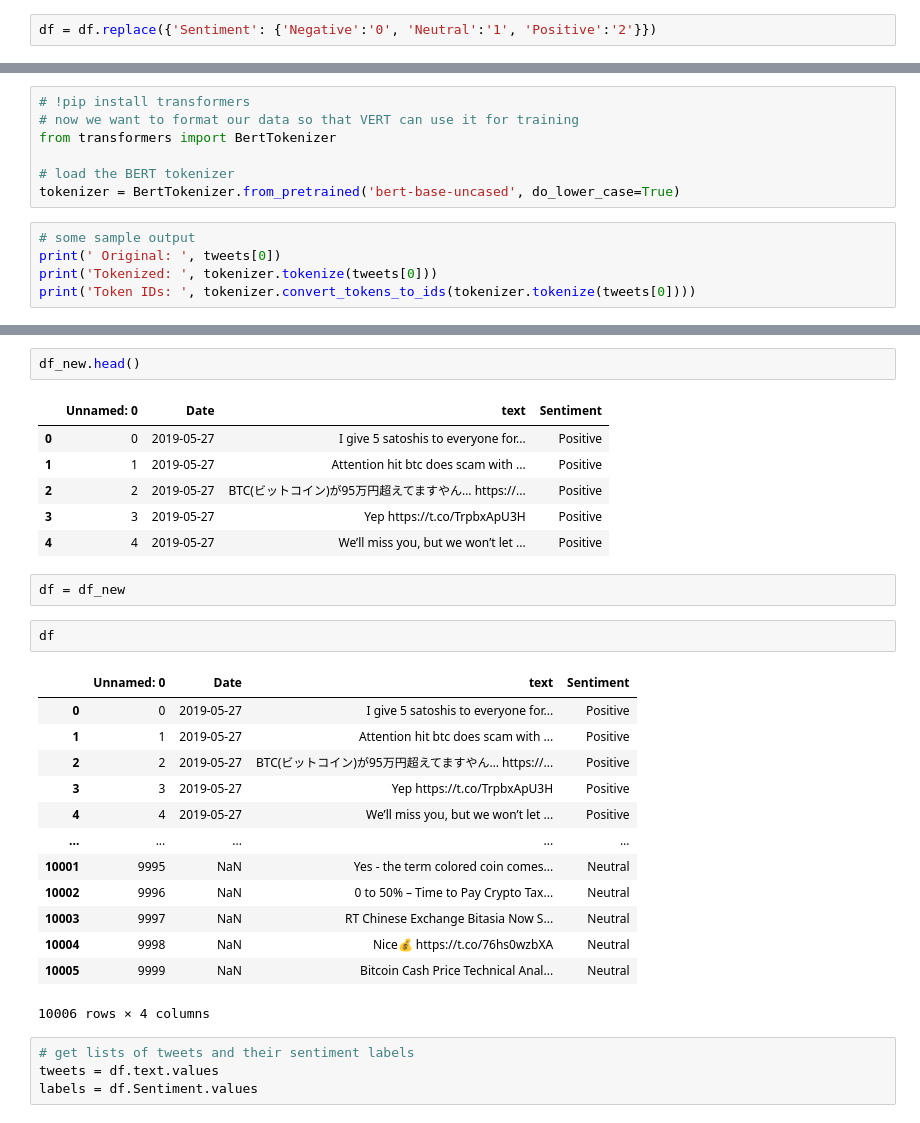
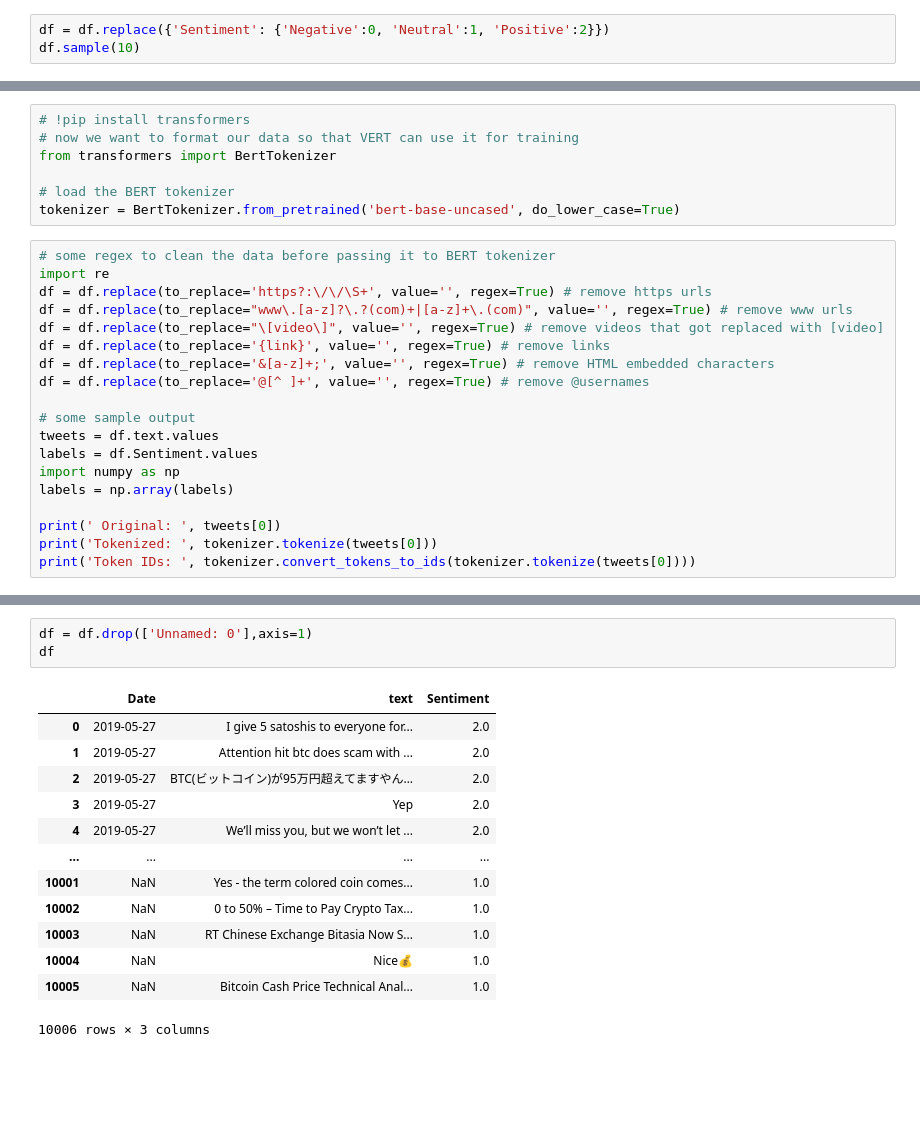
Before and after one commit to PhilipCappello/FineTuningBert, a Jupyter notebook: FineTuningBert.ipynb, the cells around one changed output, grey strips where cells are left out. Cells and saved outputs as stored; diff of their text form; blank space fills up the shorter version.

Commit message:
formatted input data for fine-tuning the BERT model

```diff
--- a/FineTuningBert.ipynb
+++ b/FineTuningBert.ipynb
@@ -78,4 +82,5 @@ print('Number of training sentences: {:,}\n'.format(df.shape[0])) # we have 10,0
 # %% [output]
 Number of training sentences: 10,006
 # %%
-df = df.replace({'Sentiment': {'Negative':'0', 'Neutral':'1', 'Positive':'2'}})
+df = df.replace({'Sentiment': {'Negative':0, 'Neutral':1, 'Positive':2}})
+df.sample(10)
@@ -87,7 +104,21 @@ from transformers import BertTokenizer
 # load the BERT tokenizer
 tokenizer = BertTokenizer.from_pretrained('bert-base-uncased', do_lower_case=True)
 # %%
+# some regex to clean the data before passing it to BERT tokenizer
+import re
+df = df.replace(to_replace='https?:\/\/\S+', value='', regex=True) # remove https urls
+df = df.replace(to_replace="www\.[a-z]?\.?(com)+|[a-z]+\.(com)", value='', regex=True) # remove www urls
+df = df.replace(to_replace="\[video\]", value='', regex=True) # remove videos that got replaced with [video]
+df = df.replace(to_replace='{link}', value='', regex=True) # remove links
+df = df.replace(to_replace='&[a-z]+;', value='', regex=True) # remove HTML embedded characters
+df = df.replace(to_replace='@[^ ]+', value='', regex=True) # remove @usernames
+
 # some sample output
+tweets = df.text.values
+labels = df.Sentiment.values
+import numpy as np
+labels = np.array(labels)
+
 print(' Original: ', tweets[0])
 print('Tokenized: ', tokenizer.tokenize(tweets[0]))
 print('Token IDs: ', tokenizer.convert_tokens_to_ids(tokenizer.tokenize(tweets[0])))
@@ -111,34 +133,20 @@ df_new = df.replace(to_replace='@[^ ]+', value='', regex=True) # remove @usernam
-# %%
-df_new.head()
-# %% [output]
-|  | Unnamed: 0 | Date | text | Sentiment |
-| 0 | 0 | 2019-05-27 | I give 5 satoshis to everyone for... | Positive |
-| 1 | 1 | 2019-05-27 | Attention hit btc does scam with ... | Positive |
-| 2 | 2 | 2019-05-27 | BTC(ビットコイン)が95万円超えてますやん… https://... | Positive |
-| 3 | 3 | 2019-05-27 | Yep https://t.co/TrpbxApU3H | Positive |
-| 4 | 4 | 2019-05-27 | We’ll miss you, but we won’t let ... | Positive |
-# %%
-df = df_new
 # %%
+df = df.drop(['Unnamed: 0'],axis=1)
 df
 # %% [output]
-|  | Unnamed: 0 | Date | text | Sentiment |
-| 0 | 0 | 2019-05-27 | I give 5 satoshis to everyone for... | Positive |
-| 1 | 1 | 2019-05-27 | Attention hit btc does scam with ... | Positive |
-| 2 | 2 | 2019-05-27 | BTC(ビットコイン)が95万円超えてますやん… https://... | Positive |
-| 3 | 3 | 2019-05-27 | Yep https://t.co/TrpbxApU3H | Positive |
-| 4 | 4 | 2019-05-27 | We’ll miss you, but we won’t let ... | Positive |
-| ... | ... | ... | ... | ... |
-| 10001 | 9995 | NaN | Yes - the term colored coin comes... | Neutral |
-| 10002 | 9996 | NaN | 0 to 50% – Time to Pay Crypto Tax... | Neutral |
-| 10003 | 9997 | NaN | RT Chinese Exchange Bitasia Now S... | Neutral |
-| 10004 | 9998 | NaN | Nice💰 https://t.co/76hs0wzbXA | Neutral |
-| 10005 | 9999 | NaN | Bitcoin Cash Price Technical Anal... | Neutral |
+|  | Date | text | Sentiment |
+| 0 | 2019-05-27 | I give 5 satoshis to everyone for... | 2.0 |
+| 1 | 2019-05-27 | Attention hit btc does scam with ... | 2.0 |
+| 2 | 2019-05-27 | BTC(ビットコイン)が95万円超えてますやん… | 2.0 |
+| 3 | 2019-05-27 | Yep | 2.0 |
+| 4 | 2019-05-27 | We’ll miss you, but we won’t let ... | 2.0 |
+| ... | ... | ... | ... |
+| 10001 | NaN | Yes - the term colored coin comes... | 1.0 |
+| 10002 | NaN | 0 to 50% – Time to Pay Crypto Tax... | 1.0 |
+| 10003 | NaN | RT Chinese Exchange Bitasia Now S... | 1.0 |
+| 10004 | NaN | Nice💰 | 1.0 |
+| 10005 | NaN | Bitcoin Cash Price Technical Anal... | 1.0 |
-10006 rows × 4 columns
+10006 rows × 3 columns
-# %%
-# get lists of tweets and their sentiment labels
-tweets = df.text.values
-labels = df.Sentiment.values
 # %%
 max_len = 0
 
```
Also changed, not shown: parts of 12 cells of this notebook.
